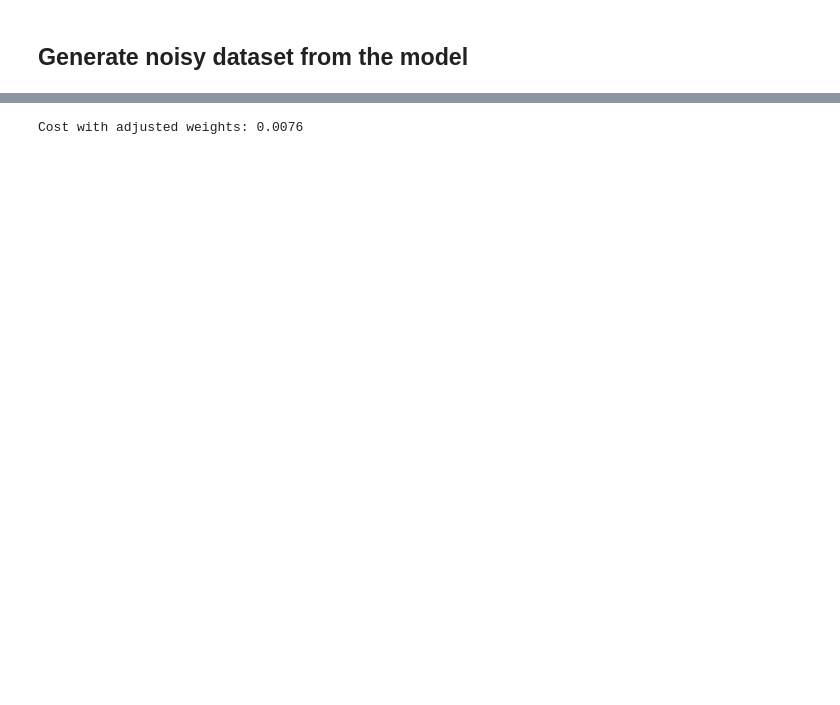
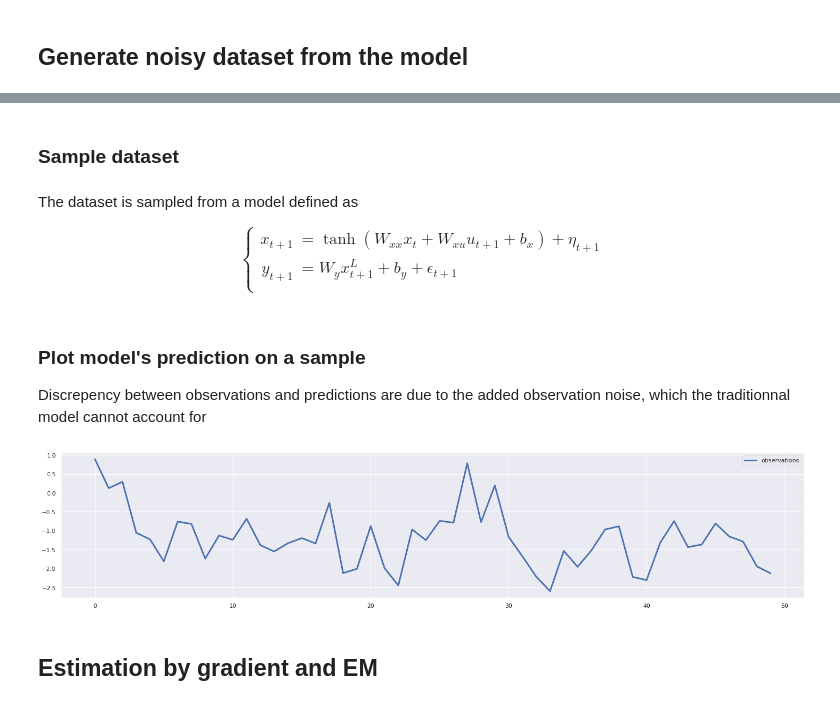
Before and after one commit to maxjcohen/uncertaintyQuantification, a Jupyter notebook: simulated_data.ipynb, the cells around one changed output, grey strips where cells are left out. Cells and saved outputs as stored; diff of their text form; code cells hidden in the pictures; blank space fills up the shorter version.

```diff
--- a/simulated_data.ipynb
+++ b/simulated_data.ipynb
@@ -57,26 +28,0 @@ $$
-# %%
-T = 50
-n_samples = 100
-
-sigma_y = 0.4
-
-# Generate random inputs
-u = torch.randn(T, n_samples, d_in)
-
-# Compute outputs with added noise on the hidden state with variance sigma_x
-with torch.no_grad():
-    y = model(u, noise=False).view((T, n_samples, d_out))
-
-# Add noise on the observations with variance sigma_y
-y = y + torch.randn(y.shape) * np.sqrt(sigma_y)
-
-# Display the value of sigma_y once data is normalized
-print(f'sigma_y_norm: {sigma_y / (y.max() - y.min()).item()**2:.3f}')
-
-# Plot a random sample
-idx = np.random.randint(n_samples)
-plt.plot(u[:, idx, 0].numpy(), label='input')
-plt.plot(y[:, idx, 0].numpy(), label='observation')
-plt.title('dataset sample')
-plt.legend()
-plt.show()
@@ -313,4 +29,2 @@ plt.show()
-# %%
-print(f'Cost with adjusted weights: {compute_cost(model, dataloader).item():.4f}')
-# %% [output]
-Cost with adjusted weights: 0.0076
+# %% [markdown]
+### Sample dataset
@@ -316,0 +64,39 @@ Cost with adjusted weights: 0.0076
+# %% [markdown]
+The dataset is sampled from a model defined as
+
+
+\begin{equation*}
+        \left\{
+        \begin{aligned}
+                x_{t+1} & = \tanh(W_{xx} x_{t} + W_{xu} u_{t+1} + b_x) + \eta_{t+1} \\
+                y_{t+1} & = W_y x_{t+1}^L + b_y + \epsilon_{t+1}                        \\
+        \end{aligned}
+        \right.
+\end{equation*}
+# %% [markdown]
+### Plot model's prediction on a sample
+
+Discrepency between observations and predictions are due to the added observation noise, which the traditionnal model cannot account for
+# %%
+dataset = ChunkDataset(y=y.transpose(0, 1).numpy(),
+                      u=u.transpose(0, 1).numpy())
+dataloader = DataLoader(dataset,
+                        batch_size=BATCH_SIZE,
+                        num_workers=4,
+                        shuffle=True
+                       )
+
+# Plot model predictions for a sample
+for u, y in dataloader:
+    u = u.transpose(0, 1)
+    y = y.transpose(0, 1)
+    break
+
+plt.figure(figsize=(25, 5))
+plt.plot(y[:, 0, 0], lw=3, label='observations')
+plt.legend()
+plt.show()
+# %% [output]
+[figure, added]
+# %% [markdown]
+## Estimation by gradient and EM
```
Also changed, not shown: parts of 35 cells of this notebook, 5 other files.
